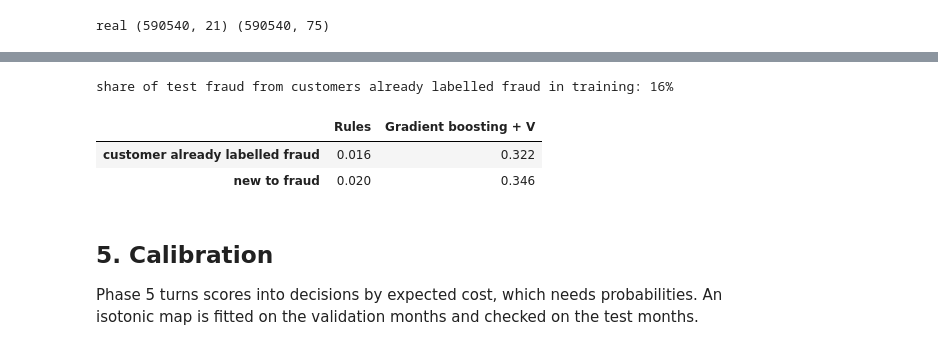
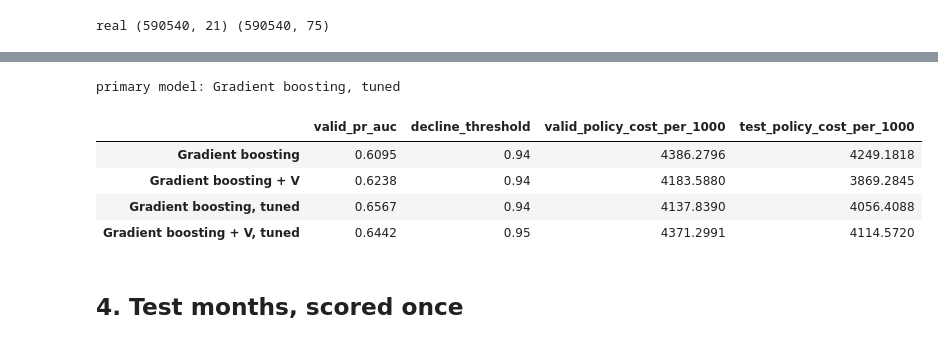
Before and after one commit to janeruxi1/card-fraud-decisioning, a Jupyter notebook: notebooks/03_model.ipynb, the cells around one changed output, grey strips where cells are left out. Saved outputs shown, nothing was run; the diff lists cells and outputs as text; code cells hidden in the pictures.

```diff
--- a/notebooks/03_model.ipynb
+++ b/notebooks/03_model.ipynb
@@ -33,13 +38,14 @@ import matplotlib.pyplot as plt
 import numpy as np
 import pandas as pd
 
-from fraudrisk import config, data, features, model
+from fraudrisk import config, data, features, model, policy
 from fraudrisk.records import show_verdict, write_metrics
 
 SOURCE = data.source()
 # the synthetic CI run only checks that the code runs: a faster learning rate keeps it short
 GBM_PARAMS = {} if SOURCE == "real" else {"learning_rate": 0.2, "num_leaves": 15}
 GBM_ROUNDS = 2000 if SOURCE == "real" else 150
+TUNING_TRIALS = 40 if SOURCE == "real" else 3
 con = data.connect()
 features.build(con)
 F = features.frame(con)
@@ -101,0 +110,4 @@ V columns add +0.014 validation PR-AUC -> primary model: Gradient boosting + V
+# %%
+gbm_t = model.fit_lightgbm(d_nov, TUNED_PARAMS, GBM_ROUNDS)
+scores["Gradient boosting, tuned"] = gbm_t.predict(d_nov.X, num_iteration=gbm_t.best_iteration)
+print("rounds (tuned):", gbm_t.best_iteration)
@@ -102,7 +116,8 @@ V columns add +0.014 validation PR-AUC -> primary model: Gradient boosting + V
 # %%
-test = pd.DataFrame({k: model.evaluate(s[te], y[te], amount[te]) for k, s in scores.items()}).T
-groups = uid.set_index("TransactionID").loc[d_nov.transaction_id, "uid"].fillna(
-    pd.Series(d_nov.transaction_id.astype(str), index=uid.set_index("TransactionID").loc[d_nov.transaction_id].index)).to_numpy()
-ci = {k: model.bootstrap(scores[k][te], y[te], amount[te], groups[te]) for k in ("Rules", PRIMARY)}
-test[["pr_auc", "roc_auc", "recall_at_capacity", "dollar_recall_at_capacity", "precision_at_capacity"]].round(3)
+gbm_tv = model.fit_lightgbm(d_v, TUNED_PARAMS, GBM_ROUNDS)
+scores["Gradient boosting + V, tuned"] = gbm_tv.predict(d_v.X, num_iteration=gbm_tv.best_iteration)
+print("rounds (+V, tuned):", gbm_tv.best_iteration)
+BOOSTERS = {"Gradient boosting": (gbm, d_nov, GBM_PARAMS), "Gradient boosting + V": (gbm_v, d_v, GBM_PARAMS),
+            "Gradient boosting, tuned": (gbm_t, d_nov, TUNED_PARAMS),
+            "Gradient boosting + V, tuned": (gbm_tv, d_v, TUNED_PARAMS)}
 # %% [output]
@@ -120,26 +131,43 @@ The second group is the honest test of whether the model recognizes *fraud*, not
 # %%
-known = set(uid.loc[uid["TransactionID"].isin(d_nov.transaction_id[(split == "train") & (y == 1)]), "uid"].dropna())
-seen = np.array([g in known for g in groups])
-k = max(1, int(round(config.REVIEW_CAPACITY * te.sum())))
-by_group = {}
-for name in ("Rules", PRIMARY):
-    s = scores[name][te]
-    flagged = np.zeros(te.sum(), bool)
-    flagged[np.argsort(-s, kind="stable")[:k]] = True
-    yt, st = y[te], seen[te]
-    by_group[name] = {"customer already labelled fraud": float(flagged[(yt == 1) & st].mean()) if ((yt == 1) & st).any() else None,
-                      "new to fraud": float(flagged[(yt == 1) & ~st].mean()) if ((yt == 1) & ~st).any() else None}
-share_known = float(seen[te][y[te] == 1].mean())
-print(f"share of test fraud from customers already labelled fraud in training: {share_known:.0%}")
-pd.DataFrame(by_group).round(3)
+C = policy.Costs()
+day = d_nov.day
+
+
+def rules_actions(mask, c):
+    hits = np.floor(scores["Rules"][mask])
+    a = policy.review_top(np.where(hits >= 1, scores["Rules"][mask], -np.inf), day[mask], c,
+                          decline=hits >= config.RULES_DECLINE_HITS)
+    a[(a == policy.REVIEW) & (hits < 1)] = policy.APPROVE
+    return a
+
+
+rules_valid = policy.realized(rules_actions(va, C), y[va], amount[va], C)
+selection = {}
+for name in BOOSTERS:
+    s = scores[name]
+    p = model.calibrate(s[va], y[va])(s)
+    tau = policy.decline_threshold(p[va], amount[va], day[va], y[va], C, rules_valid["good_decline_rate"])
+    selection[name] = {
+        "valid_pr_auc": model.evaluate(s[va], y[va], amount[va])["pr_auc"],
+        "decline_threshold": tau,
+        "valid_policy_cost_per_1000": policy.realized(policy.choose(p[va], amount[va], day[va], C, tau),
+                                                      y[va], amount[va], C)["cost_per_1000"],
+        "test_policy_cost_per_1000": policy.realized(policy.choose(p[te], amount[te], day[te], C, tau),
+                                                     y[te], amount[te], C)["cost_per_1000"],
+    }
+selection = pd.DataFrame(selection).T
+PRIMARY = selection["valid_policy_cost_per_1000"].idxmin()
+booster, D, PRIMARY_PARAMS = BOOSTERS[PRIMARY]
+valid = pd.DataFrame({k: model.evaluate(s[va], y[va], amount[va]) for k, s in scores.items()}).T
+print("primary model:", PRIMARY)
+selection.round(4)
 # %% [output]
-share of test fraud from customers already labelled fraud in training: 16%
+primary model: Gradient boosting, tuned
-|  | Rules | Gradient boosting + V |
-| customer already labelled fraud | 0.016 | 0.322 |
-| new to fraud | 0.020 | 0.346 |
+|  | valid_pr_auc | decline_threshold | valid_policy_cost_per_1000 | test_policy_cost_per_1000 |
+| Gradient boosting | 0.6095 | 0.94 | 4386.2796 | 4249.1818 |
+| Gradient boosting + V | 0.6238 | 0.94 | 4183.5880 | 3869.2845 |
+| Gradient boosting, tuned | 0.6567 | 0.94 | 4137.8390 | 4056.4088 |
+| Gradient boosting + V, tuned | 0.6442 | 0.95 | 4371.2991 | 4114.5720 |
 # %% [markdown]
-## 5. Calibration
-
-Phase 5 turns scores into decisions by expected cost, which needs probabilities. An isotonic map is
-fitted on the validation months and checked on the test months.
+## 4. Test months, scored once
 # %%
```
Also changed, not shown: parts of 31 cells of this notebook, 22 other files.
